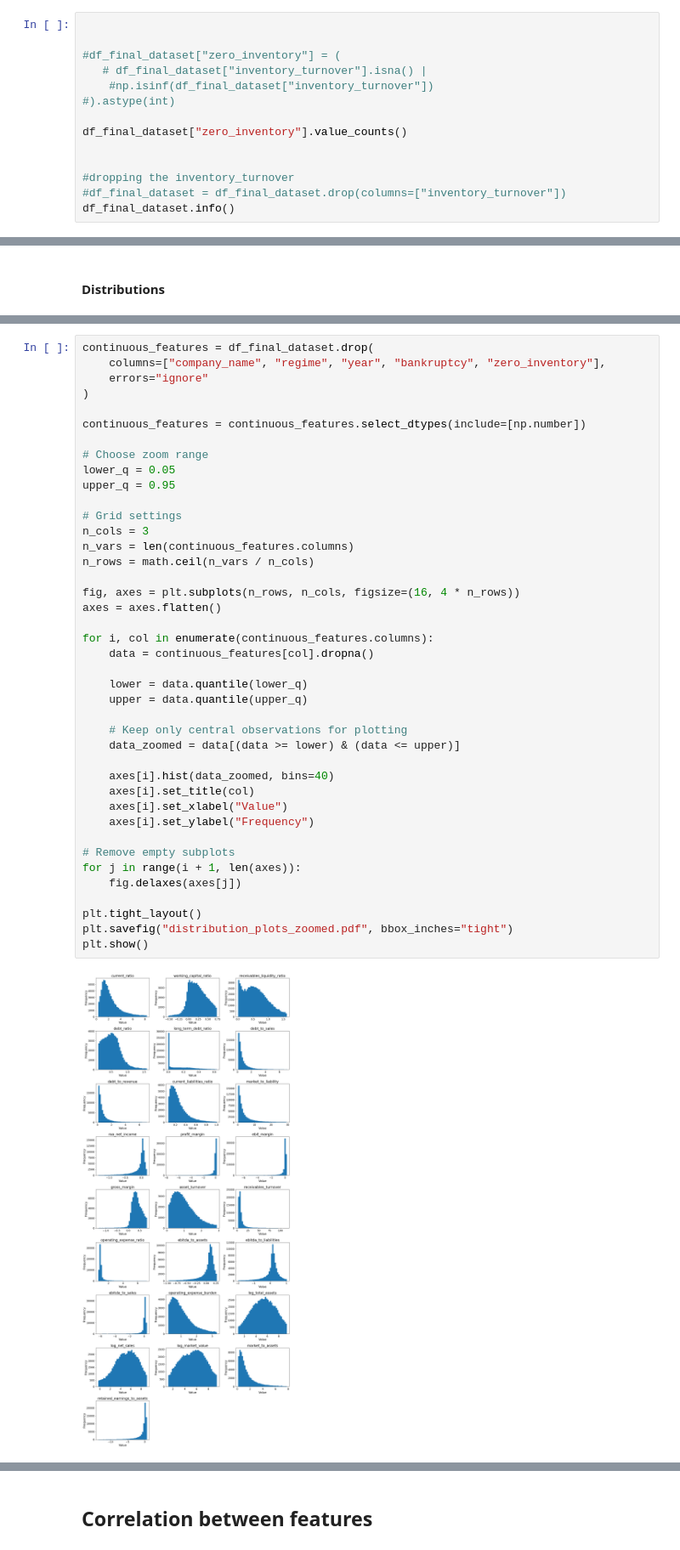
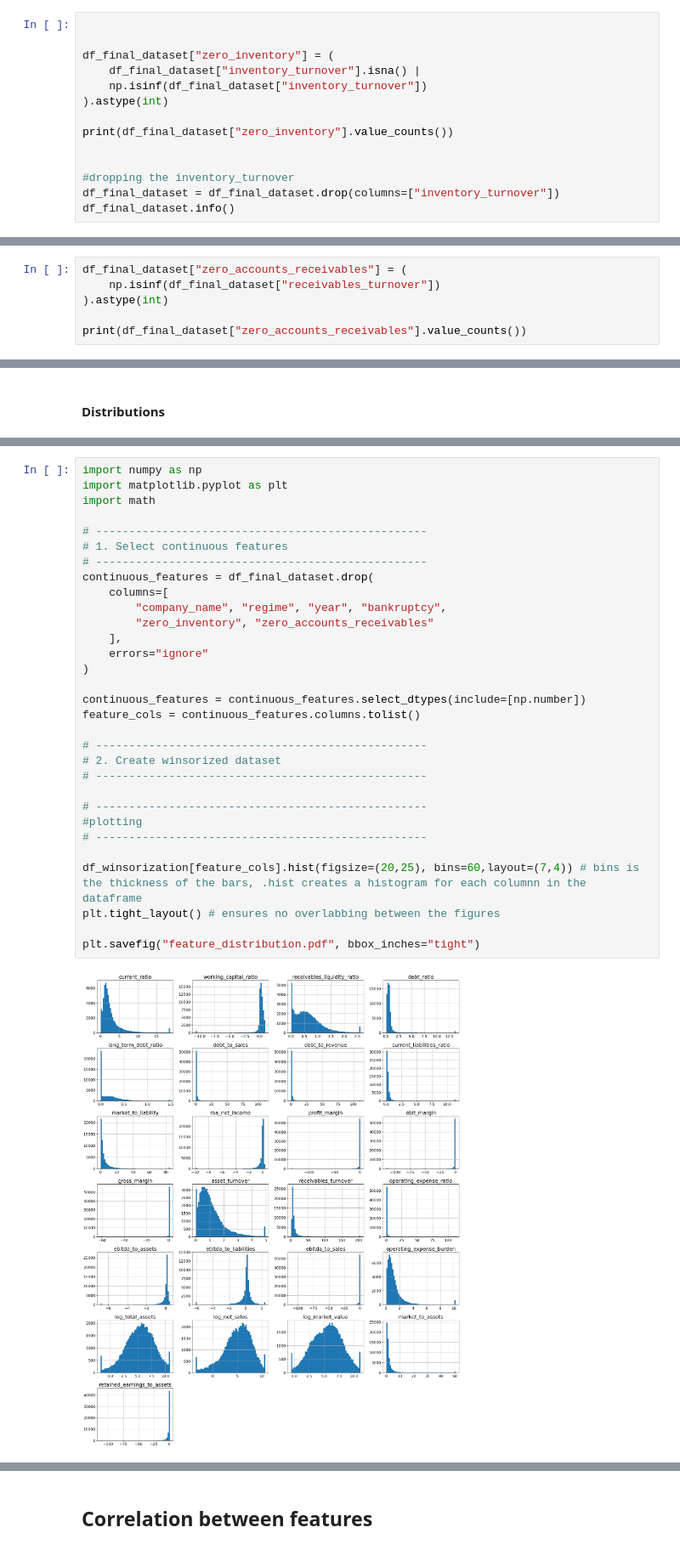
Before and after one commit to jonasstuds-gaard/master-thesis, a Jupyter notebook: Master Thesis/test.ipynb, the cells around one changed output, grey strips where cells are left out. Shown at 85% size. Saved outputs shown, nothing was run; the diff lists cells and outputs as text.

Commit message:
All plots and data manipulations updated

```diff
--- a/Master Thesis/test.ipynb
+++ b/Master Thesis/test.ipynb
@@ -307,15 +356,15 @@ np.int64(13)
 # %%
 
 
-#df_final_dataset["zero_inventory"] = (
-   # df_final_dataset["inventory_turnover"].isna() |
-    #np.isinf(df_final_dataset["inventory_turnover"])
-#).astype(int)
+df_final_dataset["zero_inventory"] = (
+    df_final_dataset["inventory_turnover"].isna() |
+    np.isinf(df_final_dataset["inventory_turnover"])
+).astype(int)
 
-df_final_dataset["zero_inventory"].value_counts()
+print(df_final_dataset["zero_inventory"].value_counts())
 
 
 #dropping the inventory_turnover
-#df_final_dataset = df_final_dataset.drop(columns=["inventory_turnover"])
+df_final_dataset = df_final_dataset.drop(columns=["inventory_turnover"])
 df_final_dataset.info()
 # %% [output]
@@ -338,0 +390,6 @@ memory usage: 18.6+ MB
+# %%
+df_final_dataset["zero_accounts_receivables"] = (
+    np.isinf(df_final_dataset["receivables_turnover"])
+).astype(int)
+
+print(df_final_dataset["zero_accounts_receivables"].value_counts())
@@ -422,43 +700,33 @@ plt.show()
 # %%
+import numpy as np
+import matplotlib.pyplot as plt
+import math
+
+# --------------------------------------------------
+# 1. Select continuous features
+# --------------------------------------------------
 continuous_features = df_final_dataset.drop(
-    columns=["company_name", "regime", "year", "bankruptcy", "zero_inventory"],
+    columns=[
+        "company_name", "regime", "year", "bankruptcy",
+        "zero_inventory", "zero_accounts_receivables"
+    ],
     errors="ignore"
 )
 
 continuous_features = continuous_features.select_dtypes(include=[np.number])
+feature_cols = continuous_features.columns.tolist()
 
-# Choose zoom range
-lower_q = 0.05
-upper_q = 0.95
+# --------------------------------------------------
+# 2. Create winsorized dataset
+# --------------------------------------------------
 
-# Grid settings
-n_cols = 3
-n_vars = len(continuous_features.columns)
-n_rows = math.ceil(n_vars / n_cols)
+# --------------------------------------------------
+#plotting
+# --------------------------------------------------
 
-fig, axes = plt.subplots(n_rows, n_cols, figsize=(16, 4 * n_rows))
-axes = axes.flatten()
+df_winsorization[feature_cols].hist(figsize=(20,25), bins=60,layout=(7,4)) # bins is the thickness of the bars, .hist creates a histogram for each columnn in the dataframe
+plt.tight_layout() # ensures no overlabbing between the figures
 
-for i, col in enumerate(continuous_features.columns):
-    data = continuous_features[col].dropna()
-
-    lower = data.quantile(lower_q)
-    upper = data.quantile(upper_q)
-
-    # Keep only central observations for plotting
-    data_zoomed = data[(data >= lower) & (data <= upper)]
-
-    axes[i].hist(data_zoomed, bins=40)
-    axes[i].set_title(col)
-    axes[i].set_xlabel("Value")
-    axes[i].set_ylabel("Frequency")
-
-# Remove empty subplots
-for j in range(i + 1, len(axes)):
-    fig.delaxes(axes[j])
-
-plt.tight_layout()
-plt.savefig("distribution_plots_zoomed.pdf", bbox_inches="tight")
-plt.show()
+plt.savefig("feature_distribution.pdf", bbox_inches="tight")
 # %% [output]
-[figure, old version]
+[figure, new version]
```
Also changed, not shown: parts of 40 cells of this notebook, 11 other files.
